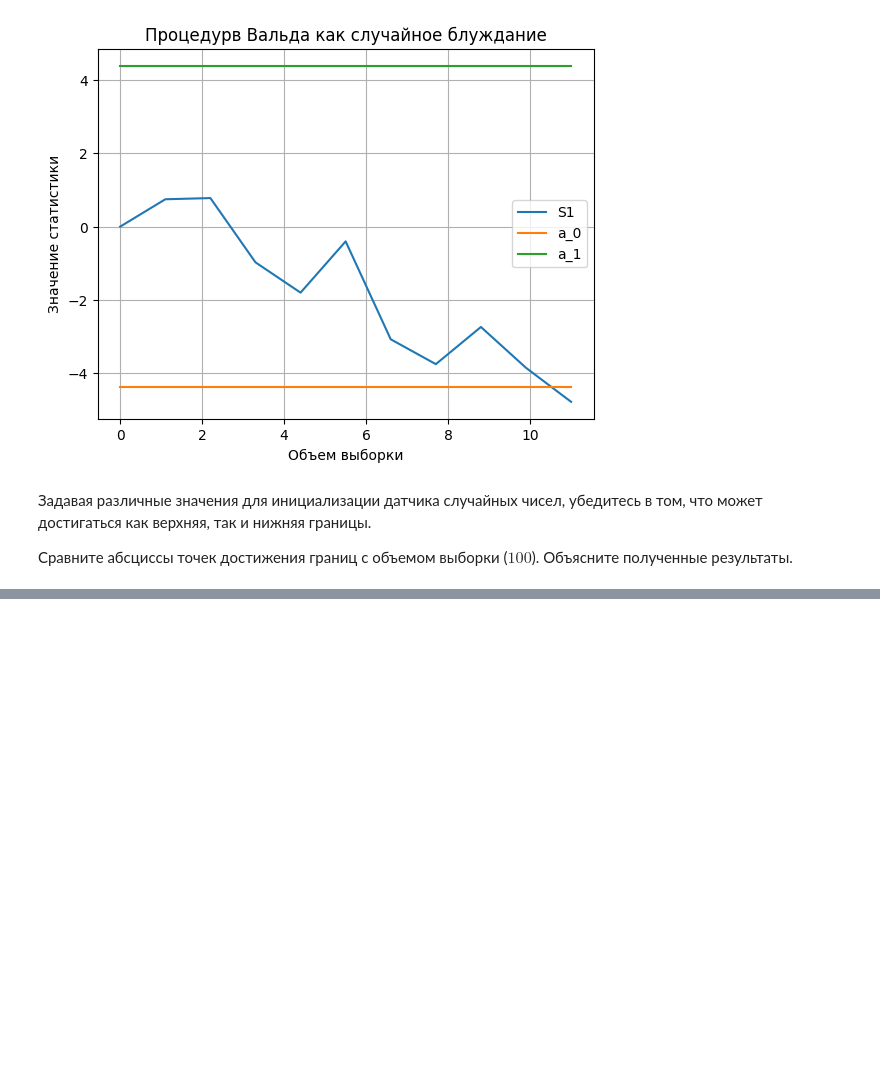
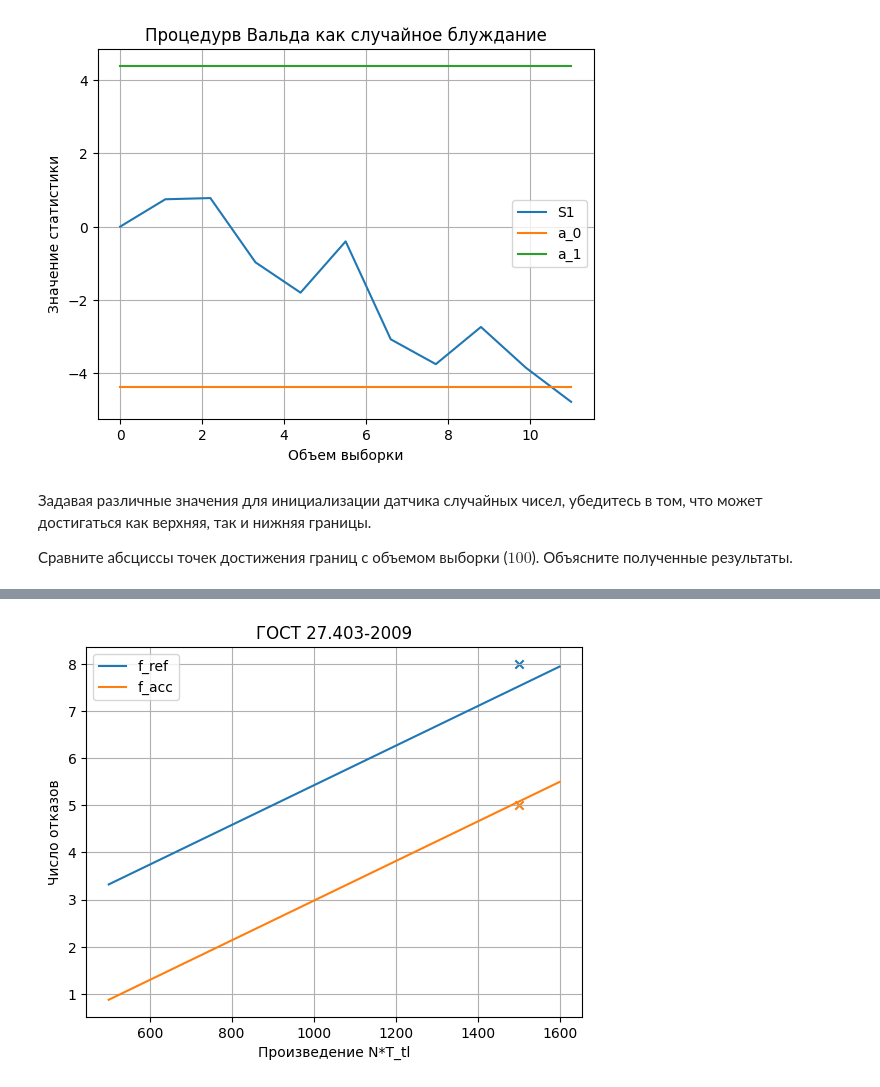
Before and after one commit to SergeyS1954/LW_TR, a Jupyter notebook: LW4.ipynb, the cells around one changed output, grey strips where cells are left out. Cells and saved outputs as stored; diff of their text form; code cells hidden in the pictures; blank space fills up the shorter version.

```diff
--- a/LW4.ipynb
+++ b/LW4.ipynb
@@ -416,0 +450,33 @@ plt.show()
+# %%
+import numpy as np
+import matplotlib.pyplot as plt
+alpha = 0.05
+beta = 0.05
+N = 10
+T_tl = 150.0
+T_u = 1000.0
+T_l = 90.0
+x = np.arange (500, (N+1)*T_tl, 100)
+b0= (np.log(1 - beta) - np.log(alpha))/(np.log(T_u) - np.log(T_l))
+k0 = (1/T_l - 1/T_u)/(np.log(T_u) - np.log(T_l))
+
+f_ref= b0+ k0*x
+#generate random aray
+b1= (np.log(beta) - np.log(1 - alpha))/(np.log(T_u) - np.log(T_l))
+k1 = (1/T_l - 1/T_u)/(np.log(T_u) - np.log(T_l))
+f_acc = b1+ k1*x
+
+plt.plot(x, f_ref, label='f_ref')
+plt.plot(x, f_acc, label='f_acc')
+# Контрольные точки
+plt.scatter(1500, 8, marker='x')
+plt.scatter(1500, 5, marker='x')
+
+plt.ylabel("Число отказов")
+plt.xlabel('Произведение N*T_tl')
+plt.title("ГОСТ 27.403-2009")
+plt.legend()
+plt.grid()
+plt.show()
+# %% [output]
+[figure, added]
```
Also changed, not shown: parts of 2 cells of this notebook.
